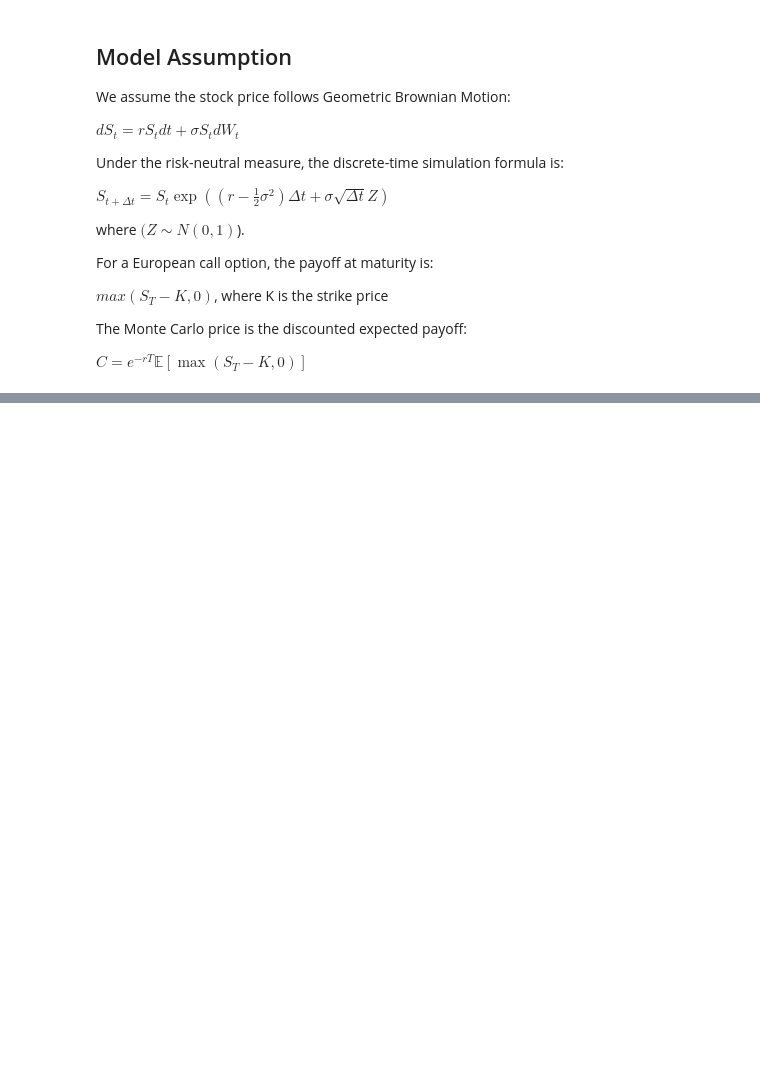
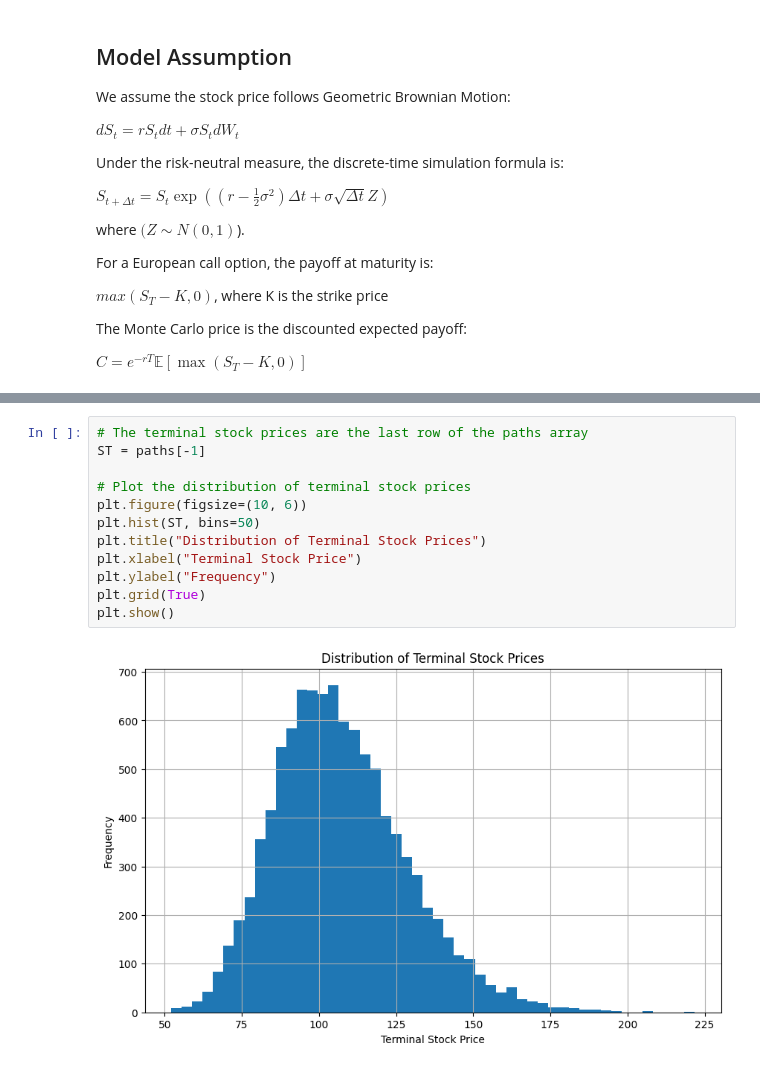
Before and after one commit to nitheesh-dharma/monte-carlo-simulations, a Jupyter notebook: Monte_carlo_simulations.ipynb, the cells around one changed output, grey strips where cells are left out. Cells and saved outputs as stored; diff of their text form; blank space fills up the shorter version.

```diff
--- a/Monte_carlo_simulations.ipynb
+++ b/Monte_carlo_simulations.ipynb
@@ -49,0 +73,14 @@ $C = e^{-rT} \mathbb{E}[\max(S_T - K, 0)]$
+# %%
+# The terminal stock prices are the last row of the paths array
+ST = paths[-1]
+
+# Plot the distribution of terminal stock prices
+plt.figure(figsize=(10, 6))
+plt.hist(ST, bins=50)
+plt.title("Distribution of Terminal Stock Prices")
+plt.xlabel("Terminal Stock Price")
+plt.ylabel("Frequency")
+plt.grid(True)
+plt.show()
+# %% [output]
+[figure, added]
```
Also changed, not shown: parts of 4 cells of this notebook.
